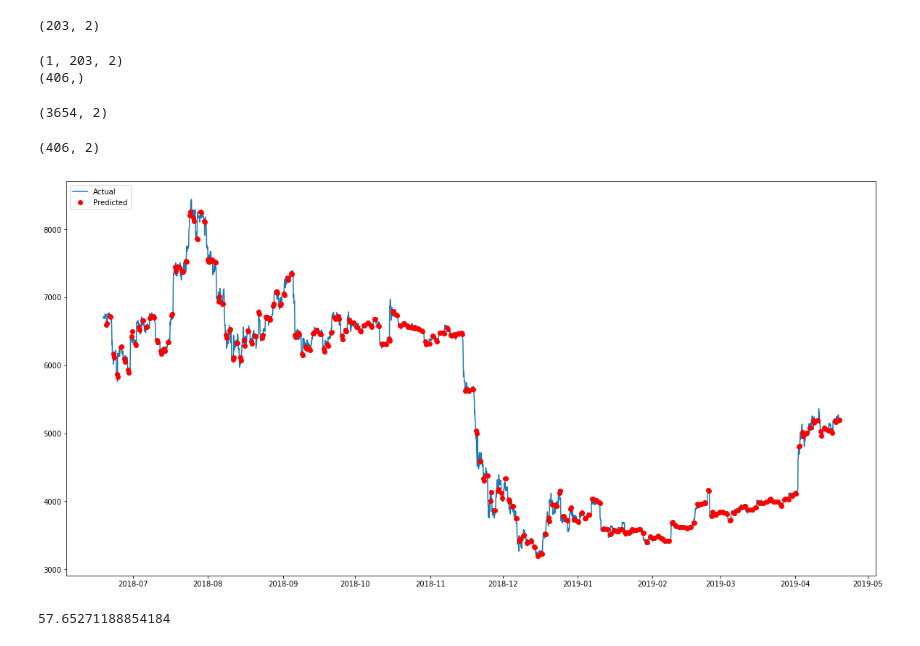
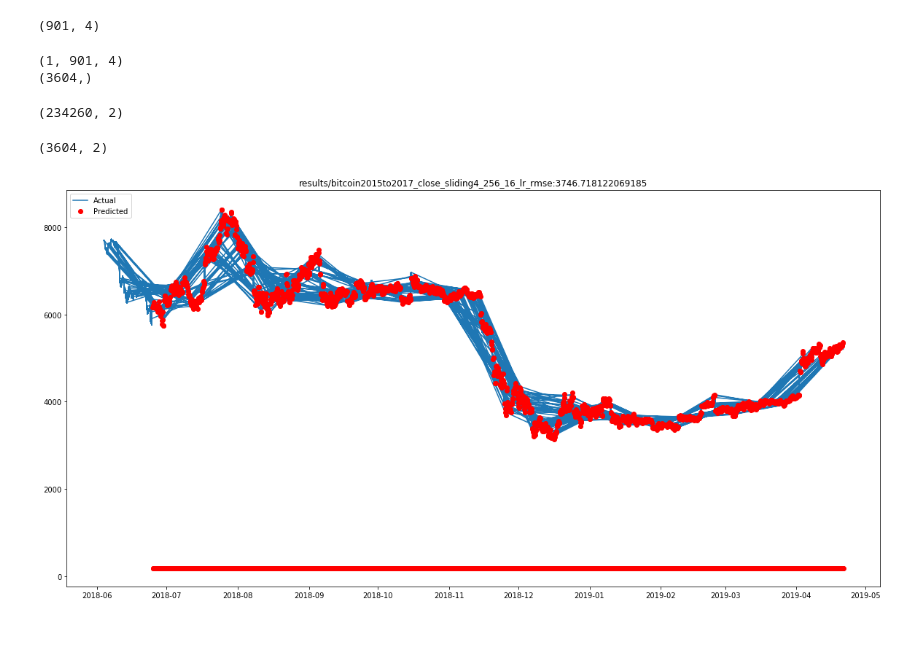
Before and after one commit to kimyoon-young/crytocurrency-prediction, a Jupyter notebook: linear_regression.ipynb, the cells around one changed output. Saved outputs shown, nothing was run; the diff lists cells and outputs as text; code cells hidden in the pictures.

Commit message:
sliding window=4 used

```diff
--- a/linear_regression.ipynb
+++ b/linear_regression.ipynb
@@ -9,7 +9,7 @@ import matplotlib.pyplot as plt
 import numpy as np
 import random
 # %%
-with h5py.File(''.join(['bitcoin2015to2017_close_16_2.h5']), 'r') as hf:
+with h5py.File(''.join(['bitcoin2015to2017_close_sliding4_256_16.h5']), 'r') as hf:
     datas = hf['inputs'].value
     labels = hf['outputs'].value
     input_times = hf['input_times'].value
@@ -54,7 +54,7 @@ for i in range(2):
     predicted[:,i] = lr.predict(validation_datas[:,:,0])
 predicted.shape
 # %% [output]
-(203, 2)
+(901, 4)
 # %%
 predicted_inverted = []
 
@@ -70,8 +70,8 @@ predicted_inverted = np.array(predicted_inverted)[0,:,:].reshape(-1)
 print (np.array(predicted_inverted).shape)
 validation_output_times = pd.to_datetime(validation_output_times.reshape(-1), unit='s')
 # %% [output]
-(1, 203, 2)
-(406,)
+(1, 901, 4)
+(3604,)
 # %%
 
 ground_true_df = pd.DataFrame()
@@ -80,7 +80,7 @@ ground_true_df['value'] = ground_true
 ground_true_df.set_index('times').reset_index()
 ground_true_df.shape
 # %% [output]
-(3654, 2)
+(234260, 2)
 # %%
 
 prediction_df = pd.DataFrame()
@@ -88,20 +88,20 @@ prediction_df['times'] = validation_output_times
 prediction_df['value'] = predicted_inverted
 prediction_df.shape
 # %% [output]
-(406, 2)
+(3604, 2)
+# %%
+from sklearn.metrics import mean_squared_error
+from math import sqrt
+rmse = sqrt(mean_squared_error(validation_original_outputs[:,:,0].reshape(-1),predicted_inverted))
+plt_name = 'results/bitcoin2015to2017_close_sliding4_256_16_lr'
 # %%
 plt.figure(figsize=(20,10))
 plt.plot(ground_true_df.times,ground_true_df.value, label = 'Actual')
 # plt.plot(prediction_df.times,prediction_df.value, label = 'Predicted')
 plt.plot(prediction_df.times,prediction_df.value,'ro', label='Predicted')
 plt.legend(loc='upper left')
-plt.savefig('results/bitcoin2015to2017_close_lr.png')
+plt.title(plt_name + '_rmse:' + str(rmse))
+plt.savefig(plt_name + '.png')
 plt.show()
 # %% [output]
-[figure, old version]
+[figure, new version]
-# %%
-from sklearn.metrics import mean_squared_error
-from math import sqrt
-sqrt(mean_squared_error(validation_original_outputs[:,:,0].reshape(-1),predicted_inverted))
-# %% [output]
-57.65271188854184
```
Also changed, not shown: parts of 3 cells of this notebook, 1 other file.
